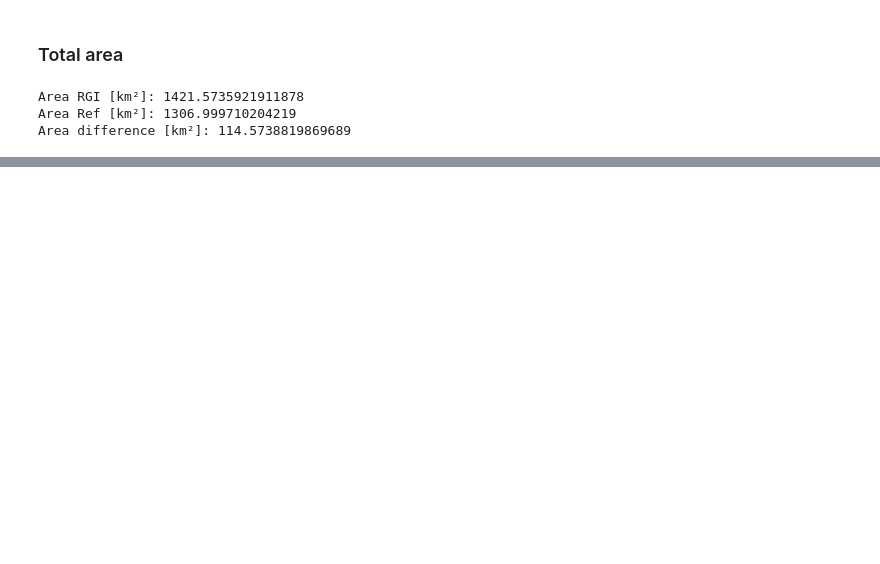
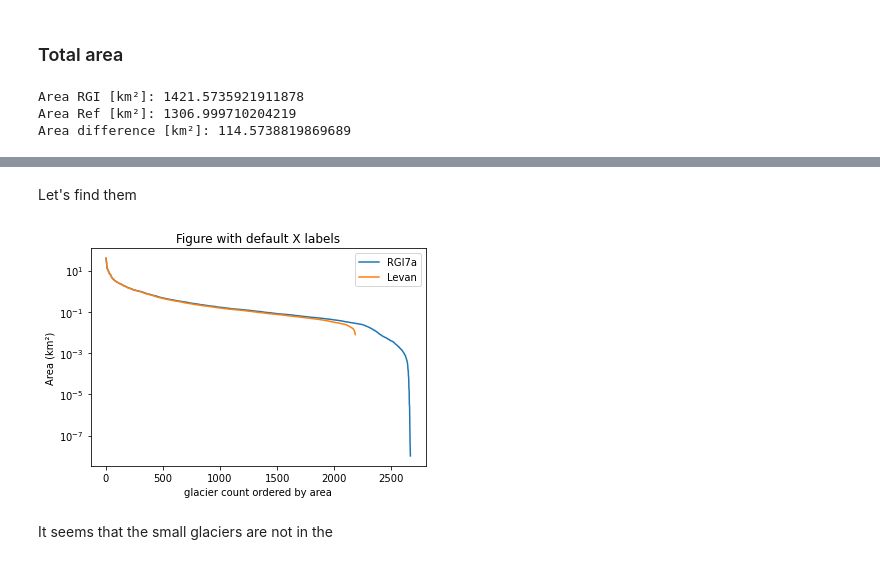
Before and after one commit to franra9/rgi7_scripts, a Jupyter notebook: workflow/RGI12.ipynb, the cells around one changed output, grey strips where cells are left out. Saved outputs shown, nothing was run; the diff lists cells and outputs as text; code cells hidden in the pictures; blank space fills up the shorter version.

Commit message:
comparison oniginal levan rgi7a

```diff
--- a/workflow/RGI12.ipynb
+++ b/workflow/RGI12.ipynb
@@ -229,11 +213,24 @@ The data is downloaded beforehand from https://zenodo.org/record/5116329#.YXqvaL
 
 Download: https://zenodo.org/record/5116329/files/CAUCASUS_GLACIERS_2000_2020_Tielidze%20et%20al.%202021.zip?download=1
 # %%
+import urllib
+import urllib.request
+from urllib.request import urlopen
+
+# download
+lev_url = "https://zenodo.org/record/5116329/files/CAUCASUS_GLACIERS_2000_2020_Tielidze%20et%20al.%202021.zip?download=1"
+urllib.request.urlretrieve(lev_url, filename = os.path.join(data_dir + '/levan_2000.zip'))
+
+# unzip
+import zipfile
+with zipfile.ZipFile(data_dir + '/levan_2000.zip', 'r') as zip_ref:
+    zip_ref.extractall(data_dir + '/levan_2000')
+
 # Read original data:
-data_dir_lev = '../../rgi7_data/CAUCASUS_GLACIERS_2000_2020_Tielidze_et_al._2021'
+data_dir_lev = os.path.join(data_dir + '/levan_2000/CAUCASUS_GLACIERS_2000_2020_Tielidze et al. 2021/CAU_GLAC_2000/')
 
-lev_RU = gpd.read_file('../../rgi7_data/CAUCASUS_GLACIERS_2000_2020_Tielidze_et_al._2021/CAU_GLAC_2000/CAU_GLAC_RUS_2000.shp')
-lev_AZ = gpd.read_file('../../rgi7_data/CAUCASUS_GLACIERS_2000_2020_Tielidze_et_al._2021/CAU_GLAC_2000/CAU_GLAC_AZER_2000.shp')
-lev_GE = gpd.read_file('../../rgi7_data/CAUCASUS_GLACIERS_2000_2020_Tielidze_et_al._2021/CAU_GLAC_2000/CAU_GLAC_GEO_2000.shp')
+lev_RU = gpd.read_file(os.path.join(data_dir_lev + 'CAU_GLAC_RUS_2000.shp'))
+lev_AZ = gpd.read_file(os.path.join(data_dir_lev + 'CAU_GLAC_AZER_2000.shp'))
+lev_GE = gpd.read_file(os.path.join(data_dir_lev + 'CAU_GLAC_GEO_2000.shp'))
 
 lev = pd.concat([lev_RU, pd.concat([lev_AZ, lev_GE])])
@@ -280,0 +269,28 @@ Area difference [km²]: 40.02520735118787
+# %% [markdown]
+Let's find them
+# %%
+sorted_lev = lev["area"].sort_values(ascending=False)
+sorted_RGI_ss = RGI_ss["area"].sort_values(ascending=False)
+
+#sorted_lev()
+#sorted_RGI_ss
+
+x = range(len(sorted_RGI_ss))
+y = sorted_RGI_ss * 1e-6
+x1 = range(len(sorted_lev))
+y1 = sorted_lev * 1e-6
+
+plt.plot(x,y,marker="", label="RGI7a")
+plt.xlabel("glacier count ordered by area")
+plt.ylabel("Area (km²)")
+plt.yscale('log')
+plt.title("Figure with default X labels")
+plt.plot(x1,y1,marker="", label="Levan")
+plt.legend(loc="upper right")
+
+plt.show()
+#plt.plot(x=range(1, len(sorted_lev)), y=sorted_lev)#, sorted_RGI_ss)
+# %% [output]
+[figure, added]
+# %% [markdown]
+It seems that the small glaciers are not in the
```
Also changed, not shown: parts of 7 cells of this notebook, 1 other file.
